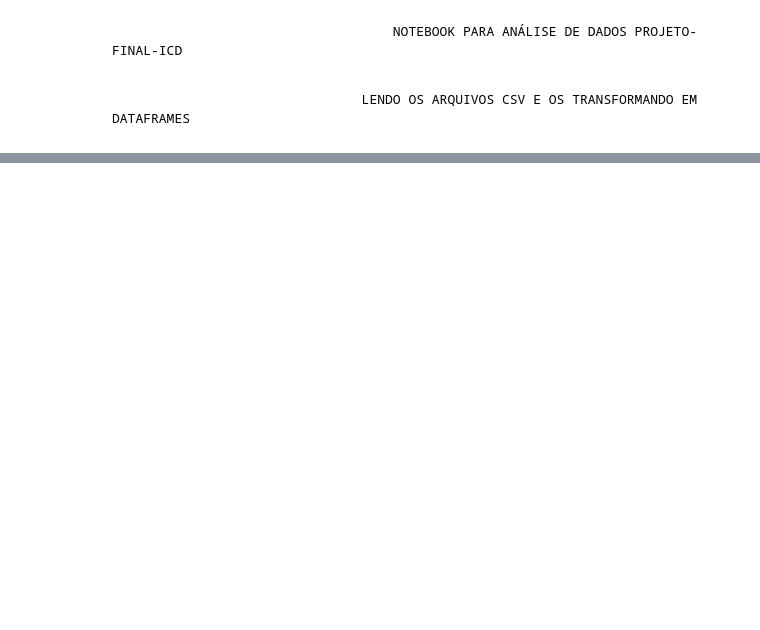
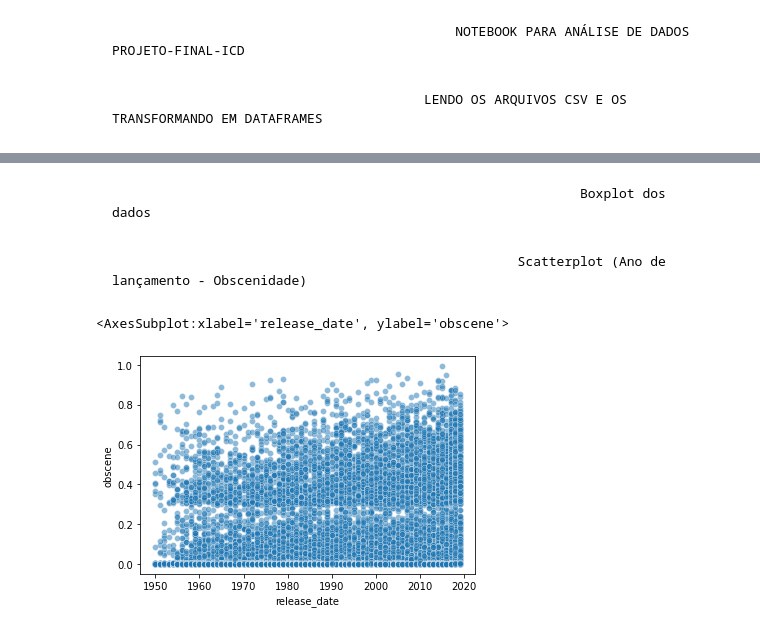
Before and after one commit to viniciusolzon/Music_Analysis, a Jupyter notebook: notebooks/dados.ipynb, the cells around one changed output, grey strips where cells are left out. Saved outputs shown, nothing was run; the diff lists cells and outputs as text; code cells hidden in the pictures; blank space fills up the shorter version.

```diff
--- a/notebooks/dados.ipynb
+++ b/notebooks/dados.ipynb
@@ -10,14 +10,3 @@ import pandas as pd
 # %%
 data = pd.read_csv(r"/home/vinicius_olzon/Documents/Projeto-Final-ICD/tcc_ceds_music.csv")
 df = pd.DataFrame(data)
-# %%
-#arrumar os topicos de acordo com os novos nomes das colunas
-df.rename(columns={"artist_name":"Artista","track_name":"Música","release_date":"Ano","genre":"Gênero","lyrics":"Letras",
-"len":"Duração","dating":"Namoro","violence":"Violência","world/life":"Vida","night/time":"Noturno",'shake the audience':"Balança Audiência",
-'family/gospel':"Gospel", 'romantic':"Romântico", 'communication':"Comunicação", 'obscene':"Obsceno", 'music':"Musical",
-'movement/places':"Lugares", 'light/visual perceptions':"Percepções Visuais", 'family/spiritual':"Espiritual",
-'like/girls':"Garotas", 'sadness':"Tristeza", 'feelings':"Sentimentos", 'danceability':"Dançabilidade", 'loudness':"Altura",
-'acousticness':"Acusticidade", 'instrumentalness':"Instrumentalidade", 'valence':"Positividade", 'energy':"Energia", 'topic':"Tópico",
-'age':"Idade"}, inplace = True)
-
-df.head()
@@ -31,0 +54,9 @@ df.head()
+# %% [markdown]
+                                                                Boxplot dos dados
+# %% [markdown]
+                                                        Scatterplot (Ano de lançamento - Obscenidade)
+# %%
+sns.scatterplot(x="release_date", y="obscene", data= df, alpha=0.5)
+# %% [output]
+<AxesSubplot:xlabel='release_date', ylabel='obscene'>
+[figure, added]
```
Also changed, not shown: parts of 8 cells of this notebook.
